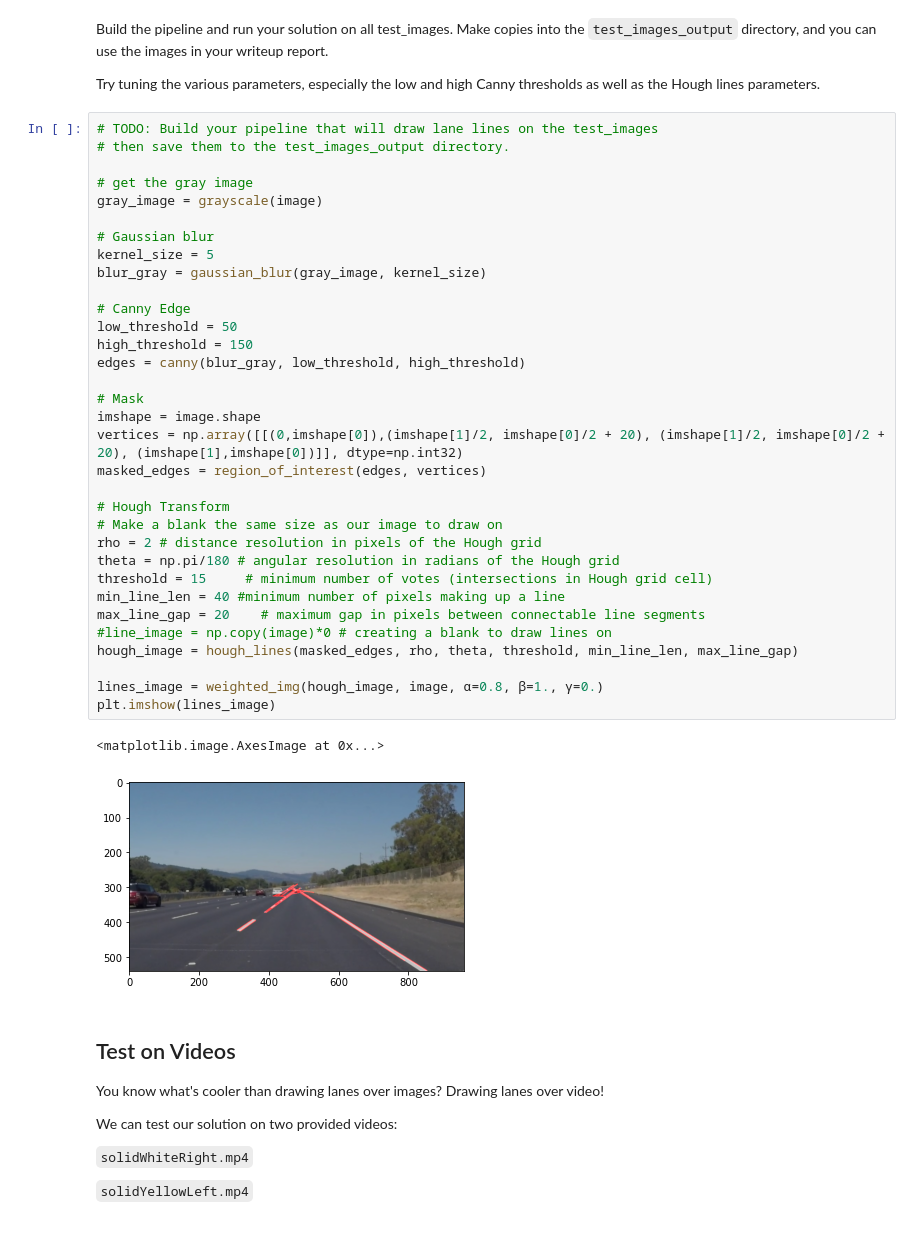
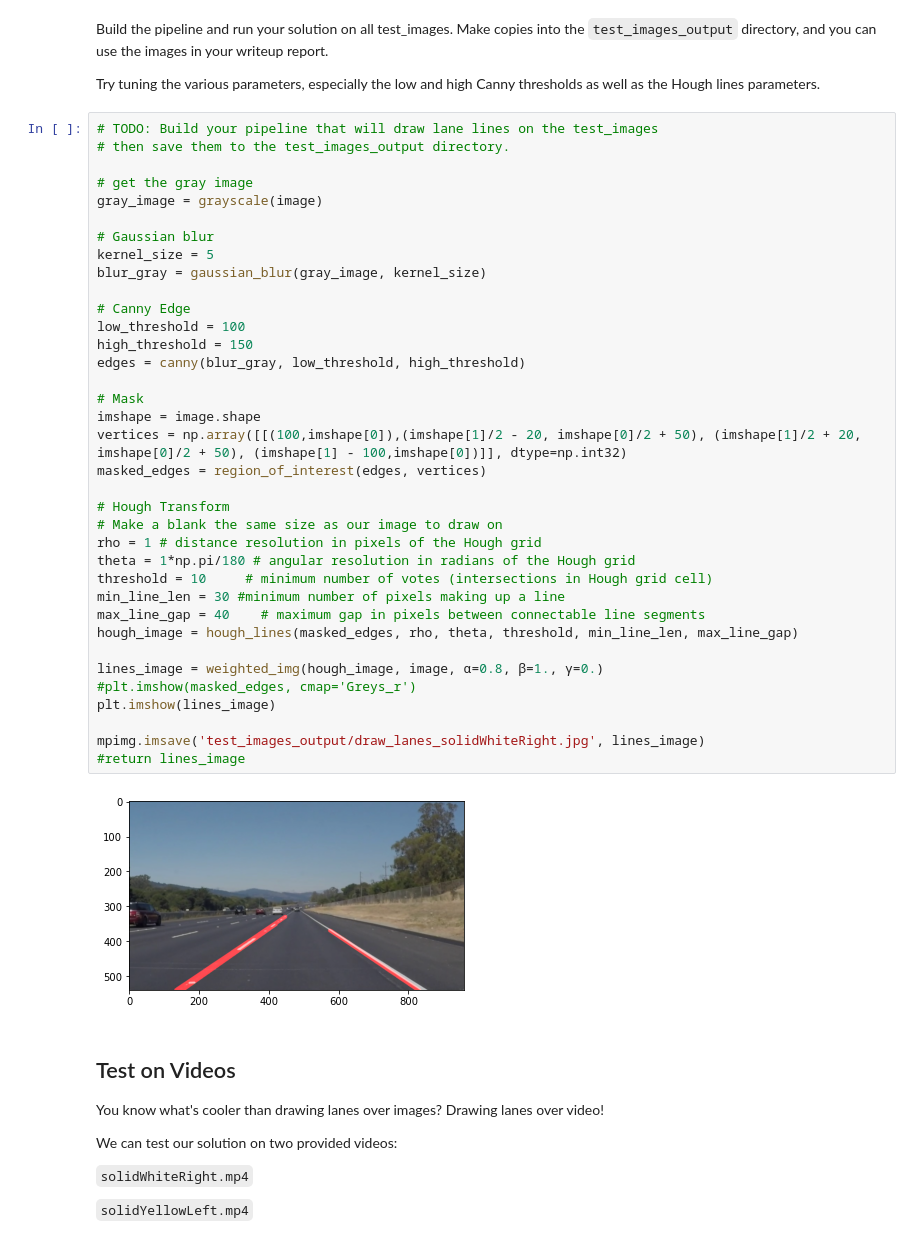
Before and after one commit to BofeiCHEN/CarND-LaneLines-P1, a Jupyter notebook: P1.ipynb, the cells around one changed output. Drawn from its saved outputs; the diff is of its cells as text.

```diff
--- a/P1.ipynb
+++ b/P1.ipynb
@@ -197,39 +286,41 @@ Try tuning the various parameters, especially the low and high Canny thresholds
 # %%
 # TODO: Build your pipeline that will draw lane lines on the test_images
 # then save them to the test_images_output directory.
 
 # get the gray image
 gray_image = grayscale(image)
 
 # Gaussian blur
 kernel_size = 5
 blur_gray = gaussian_blur(gray_image, kernel_size)
 
 # Canny Edge
-low_threshold = 50
+low_threshold = 100
 high_threshold = 150
 edges = canny(blur_gray, low_threshold, high_threshold)
 
 # Mask
 imshape = image.shape
-vertices = np.array([[(0,imshape[0]),(imshape[1]/2, imshape[0]/2 + 20), (imshape[1]/2, imshape[0]/2 + 20), (imshape[1],imshape[0])]], dtype=np.int32)
+vertices = np.array([[(100,imshape[0]),(imshape[1]/2 - 20, imshape[0]/2 + 50), (imshape[1]/2 + 20, imshape[0]/2 + 50), (imshape[1] - 100,imshape[0])]], dtype=np.int32)
 masked_edges = region_of_interest(edges, vertices)
 
 # Hough Transform
 # Make a blank the same size as our image to draw on
-rho = 2 # distance resolution in pixels of the Hough grid
-theta = np.pi/180 # angular resolution in radians of the Hough grid
-threshold = 15     # minimum number of votes (intersections in Hough grid cell)
-min_line_len = 40 #minimum number of pixels making up a line
-max_line_gap = 20    # maximum gap in pixels between connectable line segments
-#line_image = np.copy(image)*0 # creating a blank to draw lines on
+rho = 1 # distance resolution in pixels of the Hough grid
+theta = 1*np.pi/180 # angular resolution in radians of the Hough grid
+threshold = 10     # minimum number of votes (intersections in Hough grid cell)
+min_line_len = 30 #minimum number of pixels making up a line
+max_line_gap = 40    # maximum gap in pixels between connectable line segments
 hough_image = hough_lines(masked_edges, rho, theta, threshold, min_line_len, max_line_gap)
 
 lines_image = weighted_img(hough_image, image, α=0.8, β=1., γ=0.)
+#plt.imshow(masked_edges, cmap='Greys_r')
 plt.imshow(lines_image)
+
+mpimg.imsave('test_images_output/draw_lanes_solidWhiteRight.jpg', lines_image)
+#return lines_image
 # %% [output]
-<matplotlib.image.AxesImage at 0x...>
-[figure, old version]
+[figure, new version]
 # %% [markdown]
 ## Test on Videos
 
```
Also changed, not shown: parts of 9 cells of this notebook.
